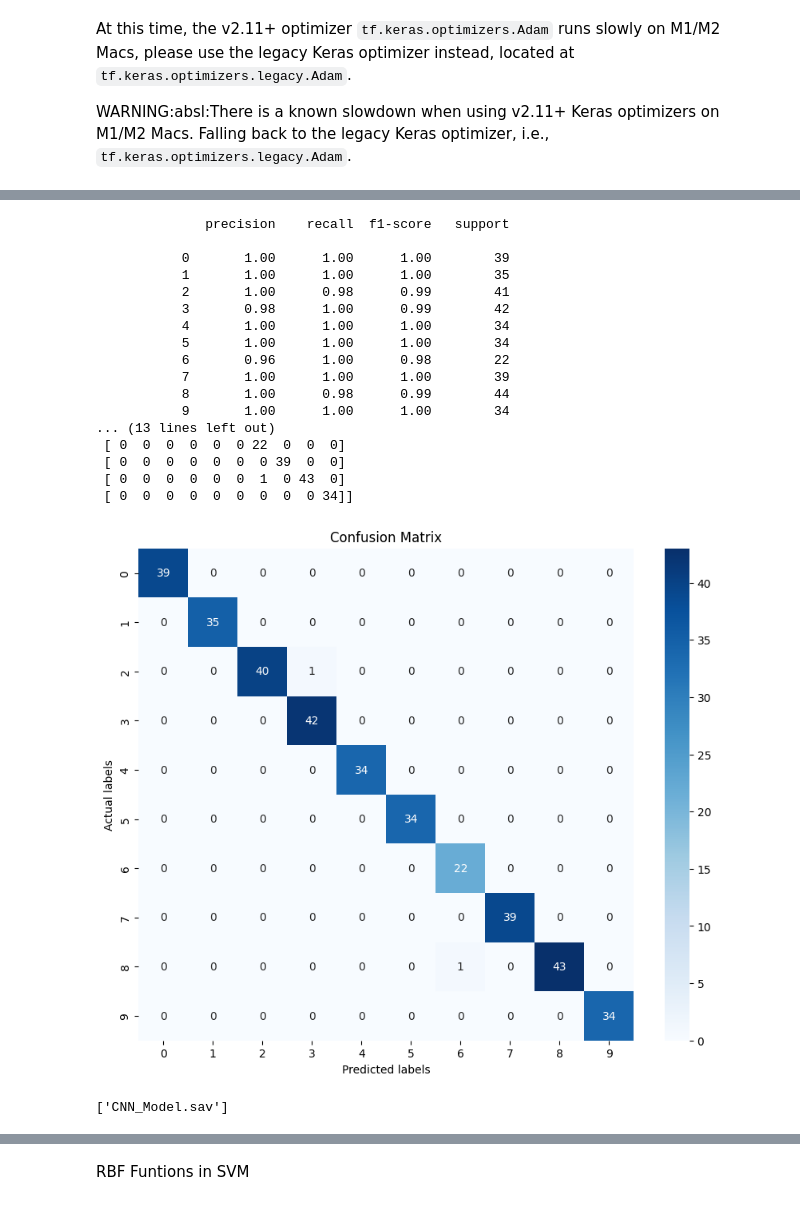
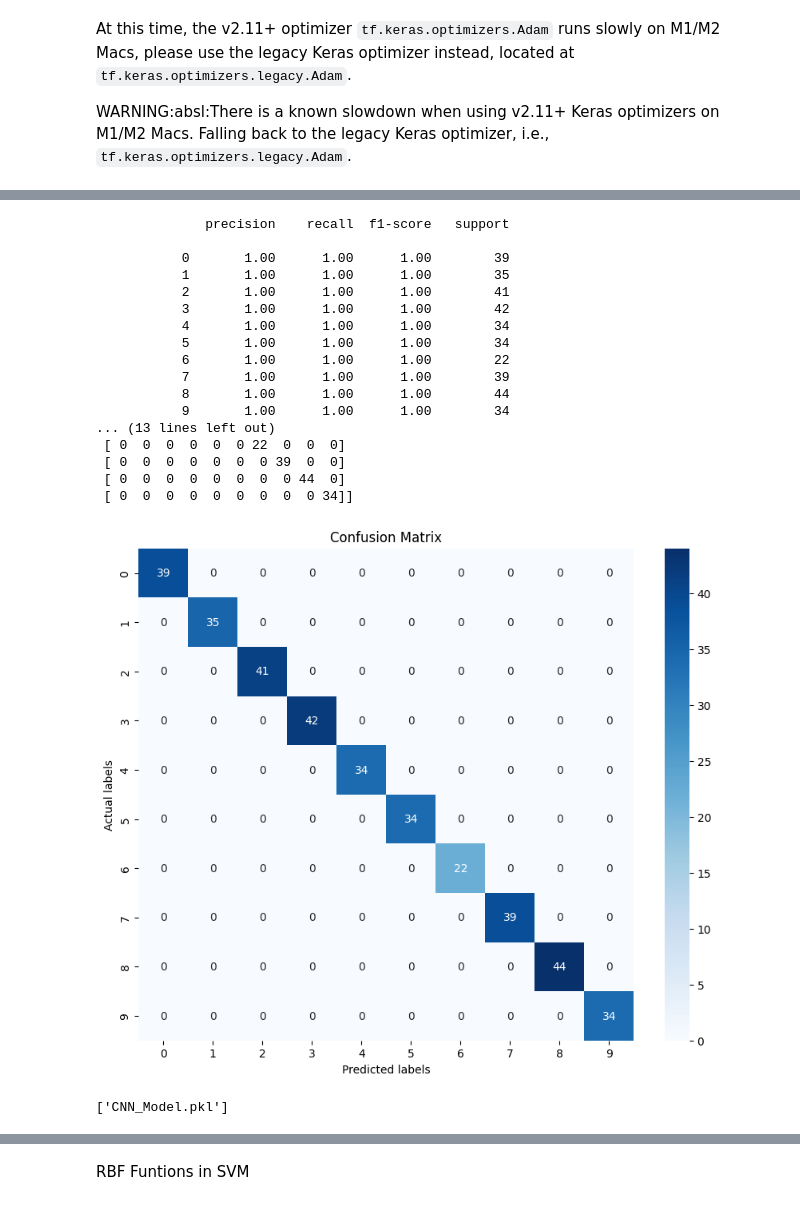
Before and after one commit to smaswin21/digit_recognizer, a Jupyter notebook: MLF_18 - digit_recognizer - Assignment.ipynb, the cells around one changed output, grey strips where cells are left out. Cells and saved outputs as stored; diff of their text form; code cells hidden in the pictures.

```diff
--- a/MLF_18 - digit_recognizer - Assignment.ipynb
+++ b/MLF_18 - digit_recognizer - Assignment.ipynb
@@ -1023,21 +981,24 @@ print(" Test images: ", X_test_res.shape)
 # %%
 # Defining the model architecture
 
-model = Sequential([
-    Conv1D(96, 5, activation='relu', input_shape=(3025, 1)),
-    MaxPooling1D(2),
 
-    Conv1D(128, 3, activation='relu'),
-    MaxPooling1D(2),
+from tensorflow.keras.models import Sequential
+from tensorflow.keras.layers import Conv2D, MaxPooling2D, Dropout, Flatten, Dense
 
 
-    Conv1D(128, 3, activation='relu'),  # Additional Convolutional Layer
-    MaxPooling1D(2),
-    Dropout(0.5),  # Maintaining high dropout to combat potential overfitting
+model = Sequential([
+    Conv2D(96, (5, 5), activation='relu', input_shape=(55, 55, 1)),
+    MaxPooling2D((2, 2)),
+
+    Conv2D(128, (3, 3), activation='relu'),
+    MaxPooling2D((2, 2)),
+
+    Conv2D(128, (3, 3), activation='relu'),
+    MaxPooling2D((2, 2)),
+    Dropout(0.5),
 
     Flatten(),
-    Dense(256, activation='relu'),  # Increased complexity in the dense layer
-    Dropout(0.5),
+    Dense(256, activation='relu'),
 
     Dense(10, activation='softmax')
 ])
@@ -1052,3 +1013,6 @@ from tensorflow.keras.optimizers import legacy
 model.compile(optimizer=legacy.Adam(learning_rate=0.001028124409184032),
                        loss='categorical_crossentropy',
                        metrics=['accuracy'])
+# %%
+X_train_cnn = X_train_res.reshape(-1, 55, 55, 1)
+X_test_cnn = X_test_res.reshape(-1, 55, 55, 1)
@@ -1066,8 +1040,8 @@ callbacks = [
     LearningRateScheduler(lr_time_based_decay, verbose=1),
 ]
 
-history = model.fit(X_train_res, y_train,
-                             epochs=400,
+history = model.fit(X_train_cnn, y_train,
+                             epochs=450,
                              batch_size=256,
                              validation_split=0.2,
                              callbacks=callbacks)
@@ -1108,5 +1082,5 @@ print(f" Test Accuracy: {test_accuracy}")
 # %%
-y_pred_probs = model.predict(X_test_res)
+y_pred_probs = model.predict(X_test_cnn)
 
 y_pred_classes = np.argmax(y_pred_probs, axis=1)
 y_true_classes = np.argmax(y_test, axis=1)
@@ -1133,25 +1107,26 @@ plt.show()
               precision    recall  f1-score   support
 
            0       1.00      1.00      1.00        39
            1       1.00      1.00      1.00        35
-           2       1.00      0.98      0.99        41
-           3       0.98      1.00      0.99        42
+           2       1.00      1.00      1.00        41
+           3       1.00      1.00      1.00        42
            4       1.00      1.00      1.00        34
            5       1.00      1.00      1.00        34
-           6       0.96      1.00      0.98        22
+           6       1.00      1.00      1.00        22
            7       1.00      1.00      1.00        39
-           8       1.00      0.98      0.99        44
+           8       1.00      1.00      1.00        44
            9       1.00      1.00      1.00        34
 ... (13 lines left out)
  [ 0  0  0  0  0  0 22  0  0  0]
  [ 0  0  0  0  0  0  0 39  0  0]
- [ 0  0  0  0  0  0  1  0 43  0]
+ [ 0  0  0  0  0  0  0  0 44  0]
  [ 0  0  0  0  0  0  0  0  0 34]]
-[figure, old version]
+[figure, new version]
 # %%
 import joblib
 
-filename = 'CNN_Model.sav'
+filename = 'CNN_Model.pkl'
+
 joblib.dump(model, filename)
 # %% [output]
-['CNN_Model.sav']
+['CNN_Model.pkl']
```
Also changed, not shown: parts of 16 cells of this notebook.
